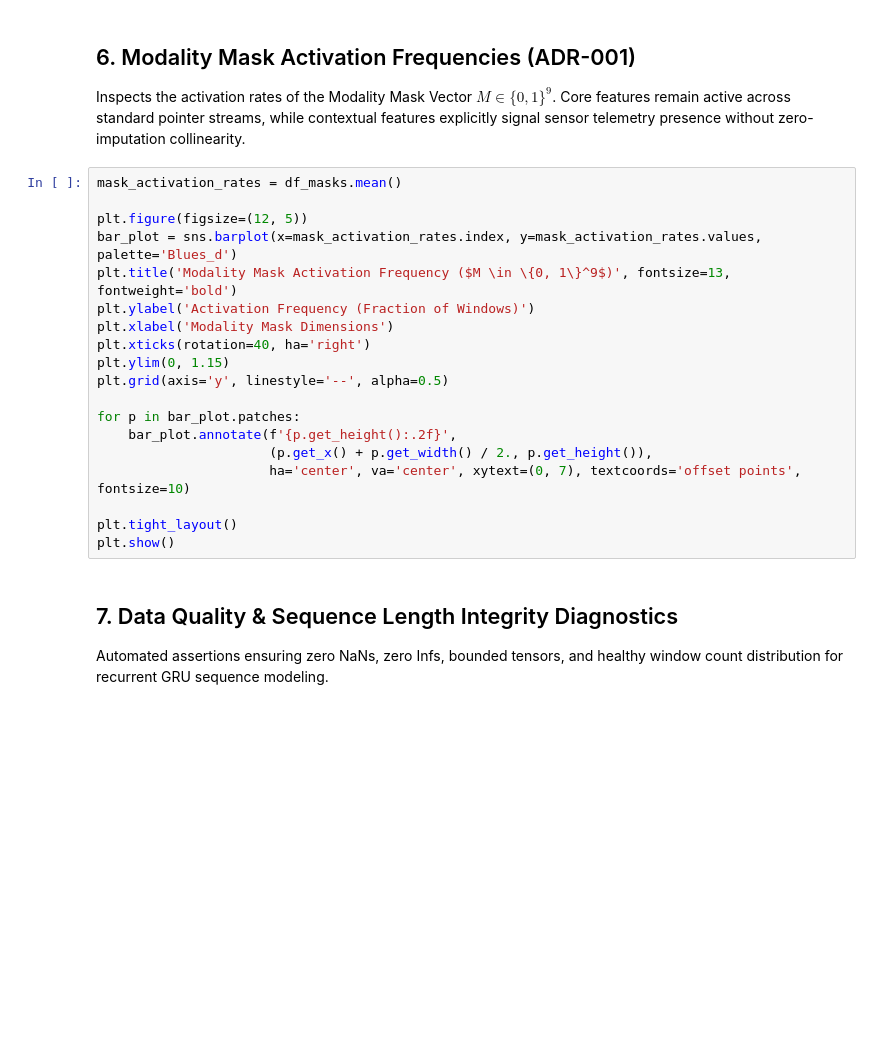
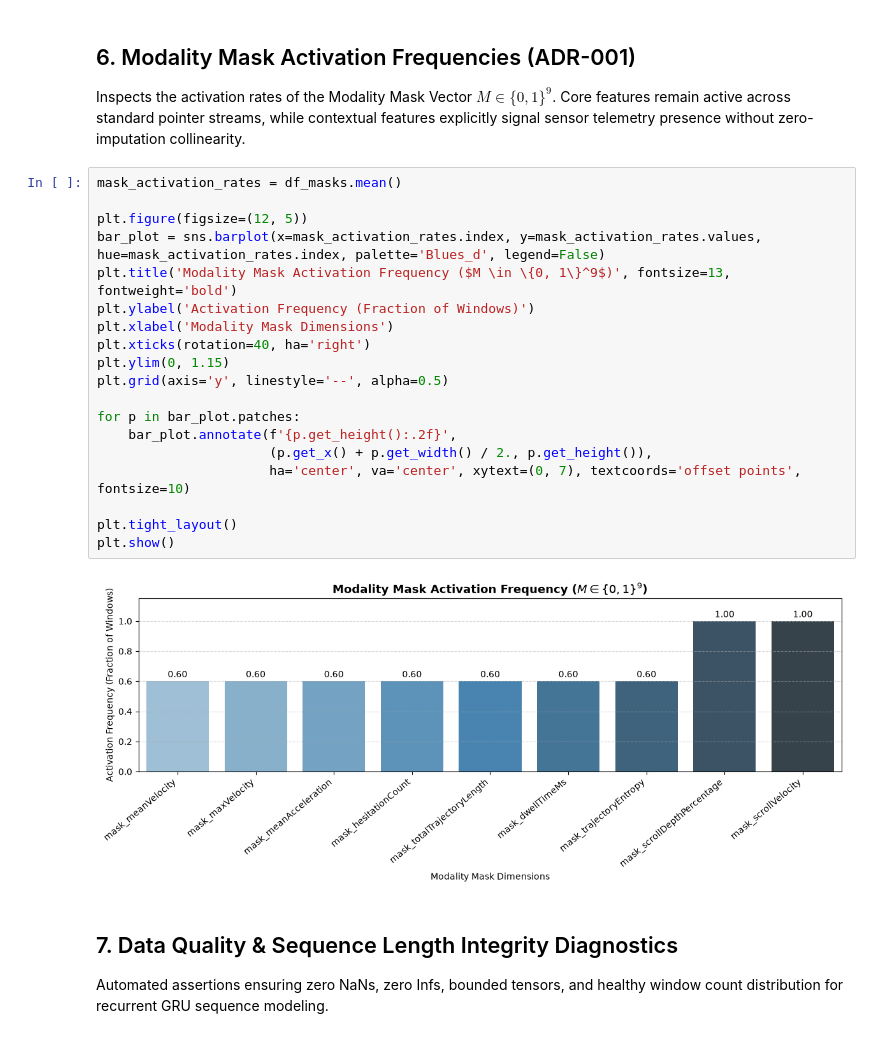
Before and after one commit to taofeeqhamzat/edge-aui-model-preparation, a Jupyter notebook: notebooks/01_preprocessing_eda.ipynb, the cells around one changed output. Cells and saved outputs as stored; diff of their text form; blank space fills up the shorter version.

```diff
--- a/notebooks/01_preprocessing_eda.ipynb
+++ b/notebooks/01_preprocessing_eda.ipynb
@@ -180,22 +207,24 @@ Inspects the activation rates of the Modality Mask Vector $M \in \{0, 1\}^9$. Co
 # %%
 mask_activation_rates = df_masks.mean()
 
 plt.figure(figsize=(12, 5))
-bar_plot = sns.barplot(x=mask_activation_rates.index, y=mask_activation_rates.values, palette='Blues_d')
+bar_plot = sns.barplot(x=mask_activation_rates.index, y=mask_activation_rates.values, hue=mask_activation_rates.index, palette='Blues_d', legend=False)
 plt.title('Modality Mask Activation Frequency ($M \in \{0, 1\}^9$)', fontsize=13, fontweight='bold')
 plt.ylabel('Activation Frequency (Fraction of Windows)')
 plt.xlabel('Modality Mask Dimensions')
 plt.xticks(rotation=40, ha='right')
 plt.ylim(0, 1.15)
 plt.grid(axis='y', linestyle='--', alpha=0.5)
 
 for p in bar_plot.patches:
     bar_plot.annotate(f'{p.get_height():.2f}',
                       (p.get_x() + p.get_width() / 2., p.get_height()),
                       ha='center', va='center', xytext=(0, 7), textcoords='offset points', fontsize=10)
 
 plt.tight_layout()
 plt.show()
+# %% [output]
+[figure, added]
 # %% [markdown]
 ## 7. Data Quality & Sequence Length Integrity Diagnostics
 Automated assertions ensuring zero NaNs, zero Infs, bounded tensors, and healthy window count distribution for recurrent GRU sequence modeling.
```
Also changed, not shown: parts of 6 cells of this notebook, 5 other files.
